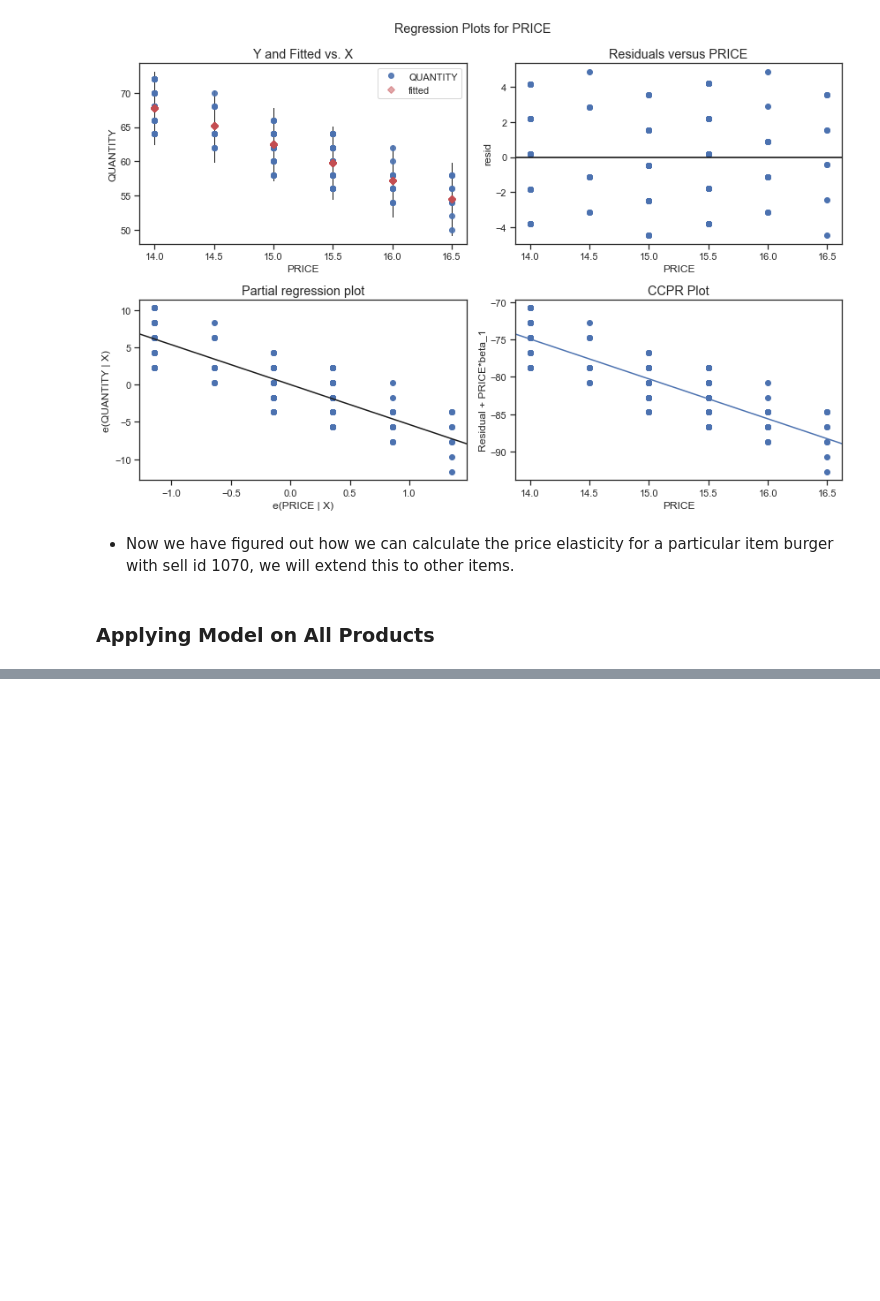
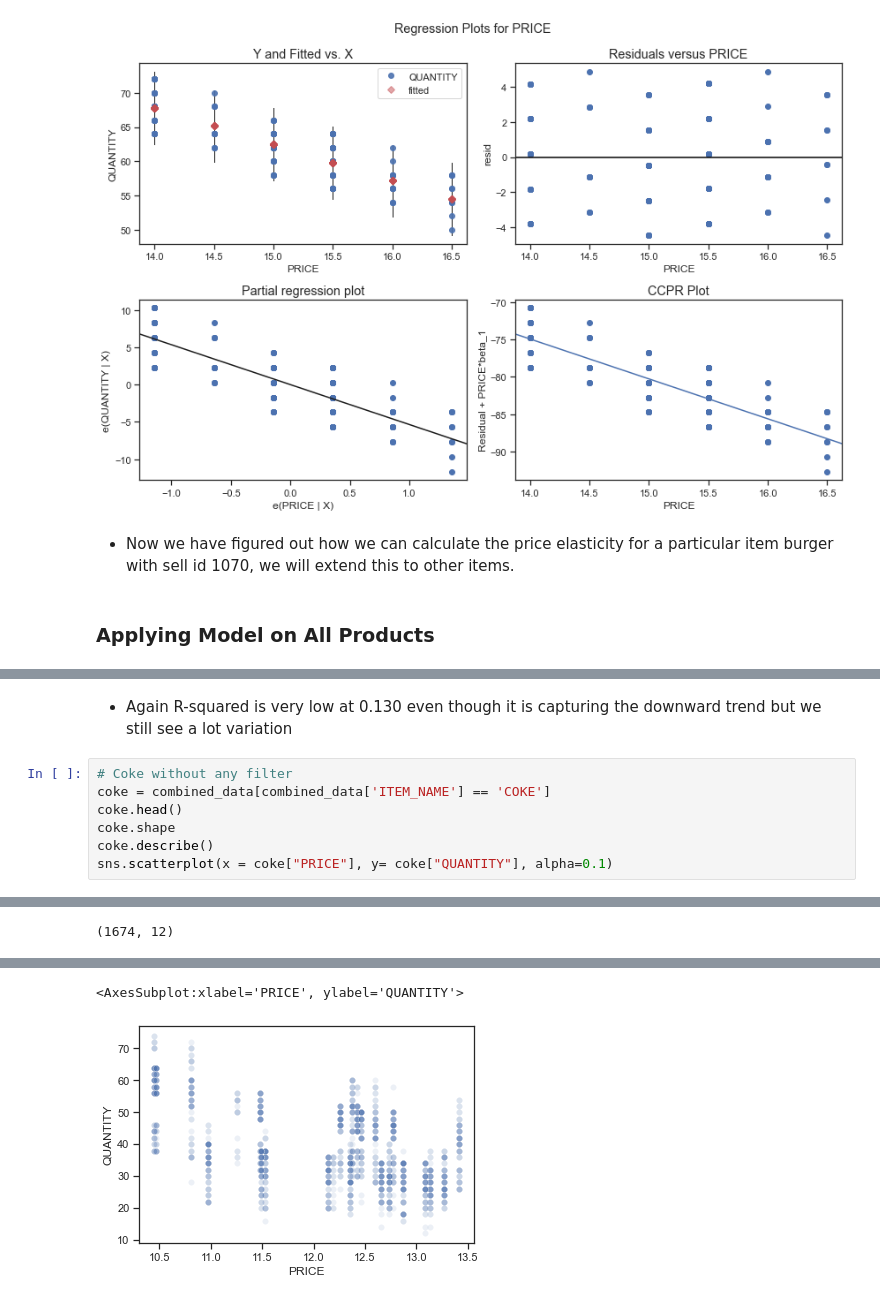
Before and after one commit to Keshtech2002/Retail_Price_Optimization_ML_Regression, a Jupyter notebook: Cafe_Price_Optimazation.ipynb, the cells around one changed output, grey strips where cells are left out. Saved outputs shown, nothing was run; the diff lists cells and outputs as text; blank space fills up the shorter version.

```diff
--- a/Cafe_Price_Optimazation.ipynb
+++ b/Cafe_Price_Optimazation.ipynb
@@ -755,0 +809,10 @@ fig = sm.graphics.plot_regress_exog(burger_model, "PRICE", fig=fig)
+# %% [markdown]
+- Again R-squared is very low at 0.130 even though it is capturing the downward trend but we still see a lot variation
+# %%
+# Coke without any filter
+coke = combined_data[combined_data['ITEM_NAME'] == 'COKE']
+coke.head()
+coke.shape
+coke.describe()
+sns.scatterplot(x = coke["PRICE"], y= coke["QUANTITY"], alpha=0.1)
+# %% [output]
@@ -755,0 +825 @@ fig = sm.graphics.plot_regress_exog(burger_model, "PRICE", fig=fig)
+(1674, 12)
@@ -755,0 +835,2 @@ fig = sm.graphics.plot_regress_exog(burger_model, "PRICE", fig=fig)
+<AxesSubplot:xlabel='PRICE', ylabel='QUANTITY'>
+[figure, added]
```
Also changed, not shown: parts of 36 cells of this notebook, 1 other file.
